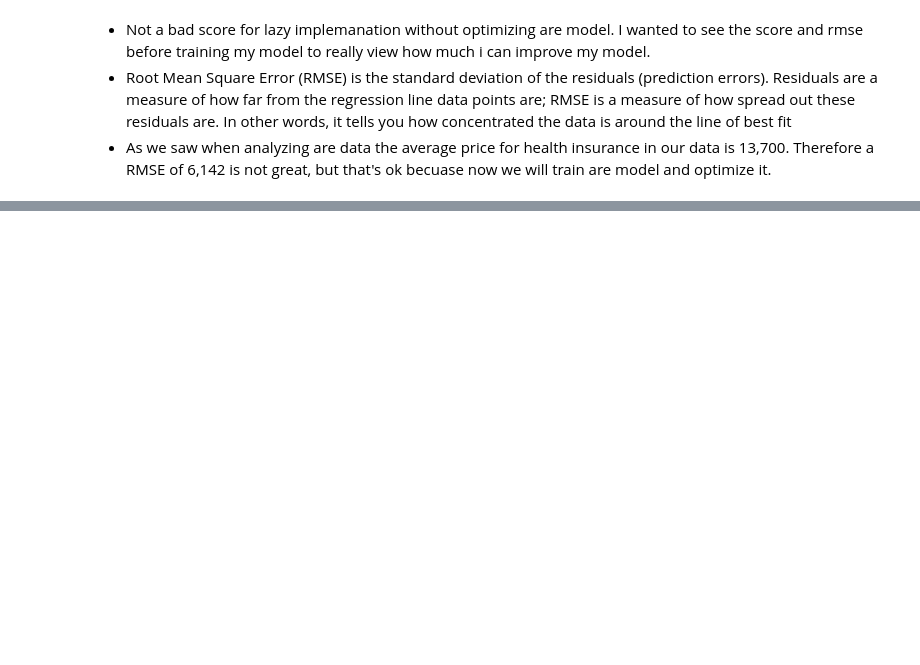
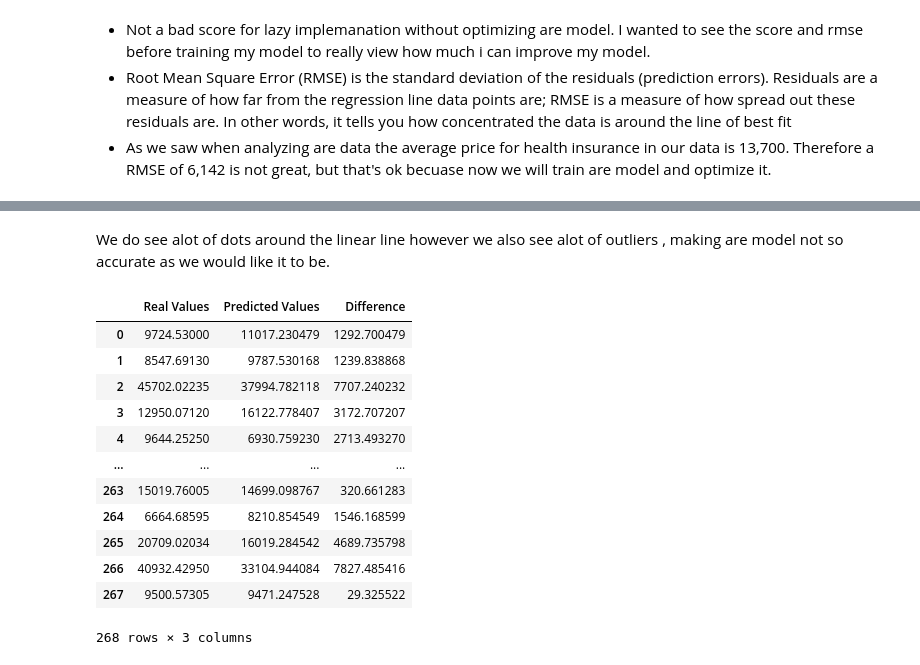
Before and after one commit to ShauliTaragin/ML-Sem1-Assignment, a Jupyter notebook: Regression Task.ipynb, the cells around one changed output, grey strips where cells are left out. Drawn from its saved outputs; the diff is of its cells as text; code cells hidden in the pictures; blank space fills up the shorter version.

```diff
--- a/Regression Task.ipynb
+++ b/Regression Task.ipynb
@@ -258,6 +265,22 @@ linear regression mean squared error :  6142.440924408568
+# %% [markdown]
+We do see alot of dots around the linear line however we also see alot of outliers , making are model not so accurate as we would like it to be.
 # %%
-#this is cool maybe for later after i train my model
 y_pred = Lin_reg.predict(x_test)
 y_pred_df = pd.DataFrame(y_pred, columns=["Predicted Values" ])
 y_test_df = pd.DataFrame(np.array(y_test), columns=["Real Values"])
-pd.concat([y_test_df , y_pred_df] , axis=1)
+Difference = pd.DataFrame(np.array(abs(y_test-y_pred)), columns=["Difference"])
+pd.concat([y_test_df , y_pred_df,Difference ] , axis=1)
+# %% [output]
+|  | Real Values | Predicted Values | Difference |
+| 0 | 9724.53000 | 11017.230479 | 1292.700479 |
+| 1 | 8547.69130 | 9787.530168 | 1239.838868 |
+| 2 | 45702.02235 | 37994.782118 | 7707.240232 |
+| 3 | 12950.07120 | 16122.778407 | 3172.707207 |
+| 4 | 9644.25250 | 6930.759230 | 2713.493270 |
+| ... | ... | ... | ... |
+| 263 | 15019.76005 | 14699.098767 | 320.661283 |
+| 264 | 6664.68595 | 8210.854549 | 1546.168599 |
+| 265 | 20709.02034 | 16019.284542 | 4689.735798 |
+| 266 | 40932.42950 | 33104.944084 | 7827.485416 |
+| 267 | 9500.57305 | 9471.247528 | 29.325522 |
+268 rows × 3 columns
```
Also changed, not shown: parts of 19 cells of this notebook.
